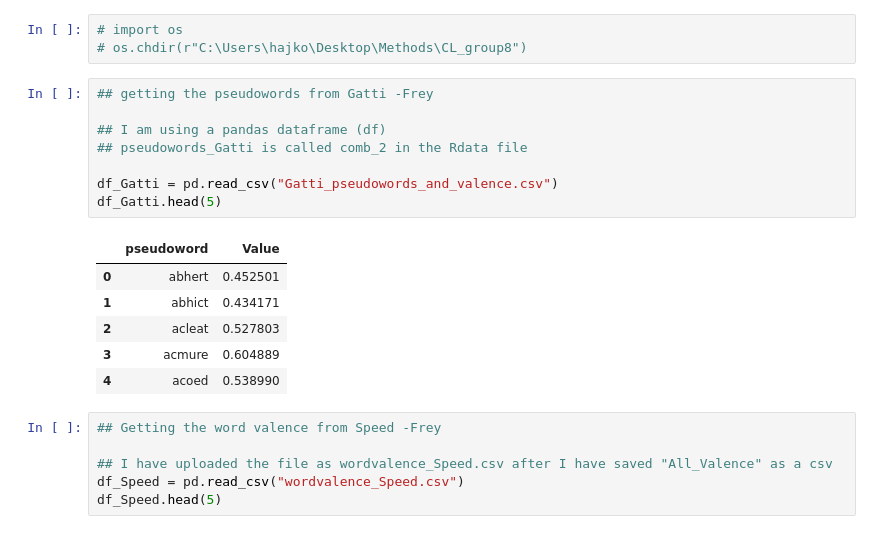
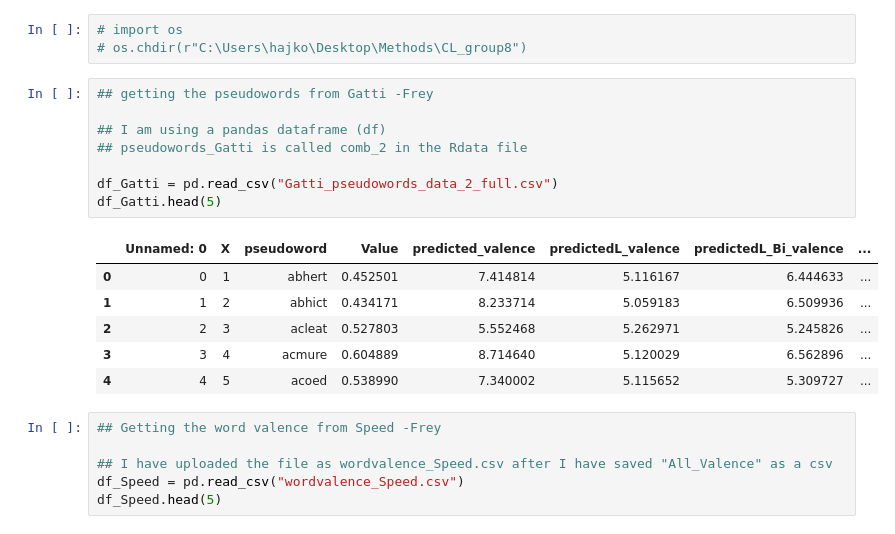
Before and after one commit to blorkazoid/CL_group8, a Jupyter notebook: CL2025_group8_assignment.ipynb, the cells around one changed output. Cells and saved outputs as stored; diff of their text form.

Commit message:
We used the wrong data and suffer

```diff
--- a/CL2025_group8_assignment.ipynb
+++ b/CL2025_group8_assignment.ipynb
@@ -94,18 +107,18 @@ Each code block indicates how many points are available and how they are attribu
 # %%
 ## getting the pseudowords from Gatti -Frey
 
 ## I am using a pandas dataframe (df)
 ## pseudowords_Gatti is called comb_2 in the Rdata file
 
-df_Gatti = pd.read_csv("Gatti_pseudowords_and_valence.csv")
+df_Gatti = pd.read_csv("Gatti_pseudowords_data_2_full.csv")
 df_Gatti.head(5)
 # %% [output]
-|  | pseudoword | Value |
-| 0 | abhert | 0.452501 |
-| 1 | abhict | 0.434171 |
-| 2 | acleat | 0.527803 |
-| 3 | acmure | 0.604889 |
-| 4 | acoed | 0.538990 |
+|  | Unnamed: 0 | X | pseudoword | Value | predicted_valence | predictedL_valence | predictedL_Bi_valence | ... |
+| 0 | 0 | 1 | abhert | 0.452501 | 7.414814 | 5.116167 | 6.444633 | ... |
+| 1 | 1 | 2 | abhict | 0.434171 | 8.233714 | 5.059183 | 6.509936 | ... |
+| 2 | 2 | 3 | acleat | 0.527803 | 5.552468 | 5.262971 | 5.245826 | ... |
+| 3 | 3 | 4 | acmure | 0.604889 | 8.714640 | 5.120029 | 6.562896 | ... |
+| 4 | 4 | 5 | acoed | 0.538990 | 7.340002 | 5.115652 | 5.309727 | ... |
 # %%
 ## Getting the word valence from Speed -Frey
 
```
Also changed, not shown: parts of 18 cells of this notebook, 2 other files.
